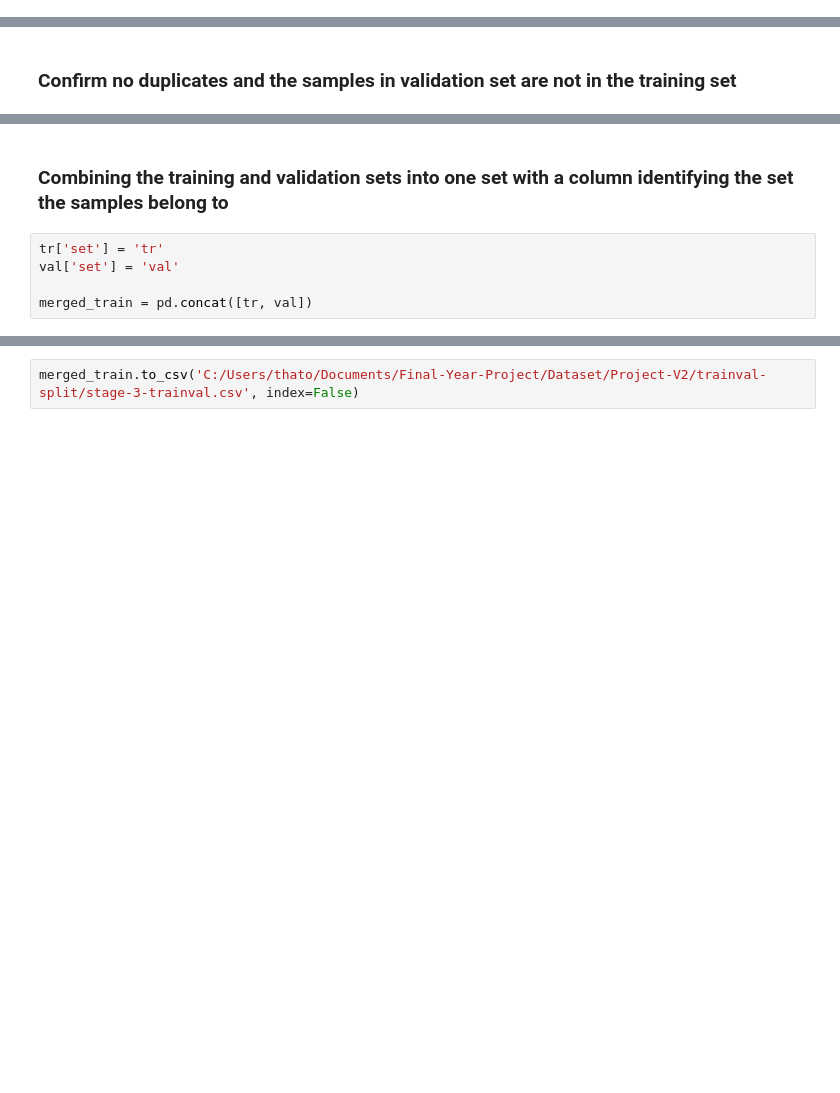
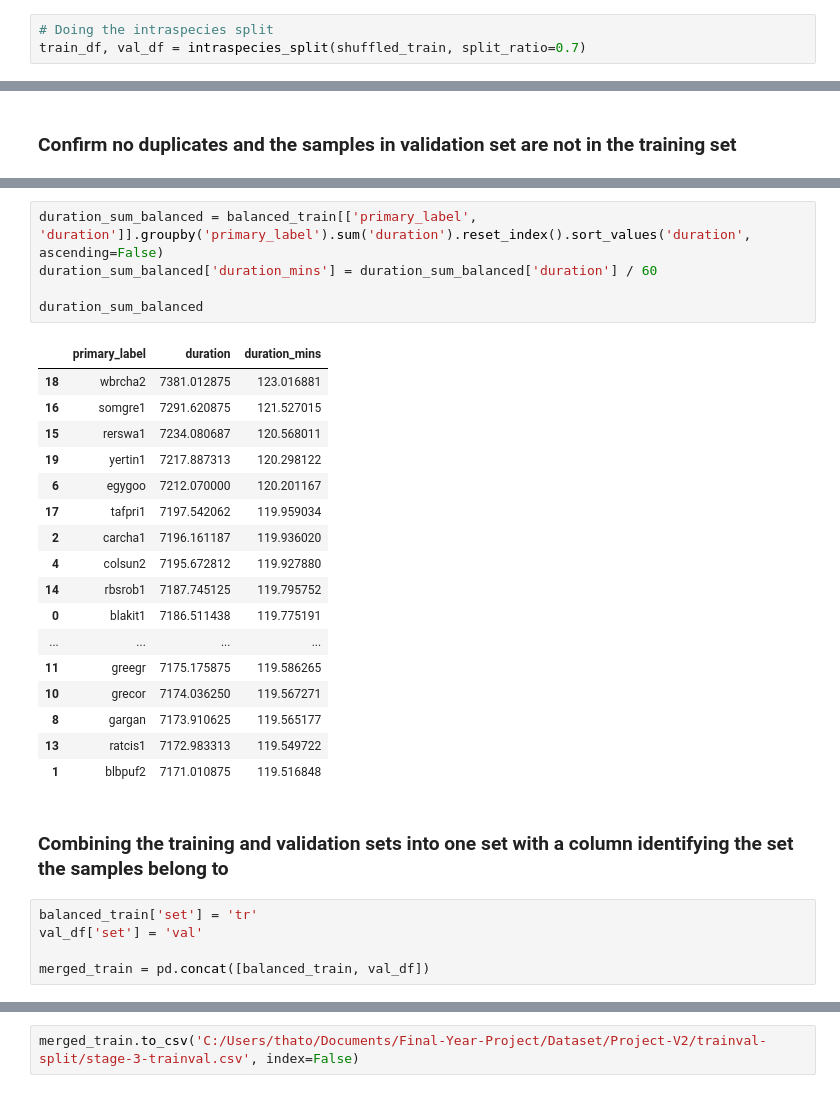
Before and after one commit to Thato-Mot/Final-Version-Of-Bird-Classification-Project, a Jupyter notebook: Stage-4/stage-4-train-val-split.ipynb, the cells around one changed output, grey strips where cells are left out. Saved outputs shown, nothing was run; the diff lists cells and outputs as text; blank space fills up the shorter version.

```diff
--- a/Stage-4/stage-4-train-val-split.ipynb
+++ b/Stage-4/stage-4-train-val-split.ipynb
@@ -141,0 +172,3 @@ val = df_train.drop(tr.index) # Samples not selected in train, take them to val
+# %%
+# Doing the intraspecies split
+train_df, val_df = intraspecies_split(shuffled_train, split_ratio=0.7)
@@ -152,10 +270,33 @@ assert not is_present
+# %%
+duration_sum_balanced = balanced_train[['primary_label', 'duration']].groupby('primary_label').sum('duration').reset_index().sort_values('duration', ascending=False)
+duration_sum_balanced['duration_mins'] = duration_sum_balanced['duration'] / 60
+
+duration_sum_balanced
+# %% [output]
+|  | primary_label | duration | duration_mins |
+| 18 | wbrcha2 | 7381.012875 | 123.016881 |
+| 16 | somgre1 | 7291.620875 | 121.527015 |
+| 15 | rerswa1 | 7234.080687 | 120.568011 |
+| 19 | yertin1 | 7217.887313 | 120.298122 |
+| 6 | egygoo | 7212.070000 | 120.201167 |
+| 17 | tafpri1 | 7197.542062 | 119.959034 |
+| 2 | carcha1 | 7196.161187 | 119.936020 |
+| 4 | colsun2 | 7195.672812 | 119.927880 |
+| 14 | rbsrob1 | 7187.745125 | 119.795752 |
+| 0 | blakit1 | 7186.511438 | 119.775191 |
+| ... | ... | ... | ... |
+| 11 | greegr | 7175.175875 | 119.586265 |
+| 10 | grecor | 7174.036250 | 119.567271 |
+| 8 | gargan | 7173.910625 | 119.565177 |
+| 13 | ratcis1 | 7172.983313 | 119.549722 |
+| 1 | blbpuf2 | 7171.010875 | 119.516848 |
 # %% [markdown]
 ### Combining the training and validation sets into one set with a column identifying the set the samples belong to
 # %%
-tr['set'] = 'tr'
-val['set'] = 'val'
+balanced_train['set'] = 'tr'
+val_df['set'] = 'val'
 
-merged_train = pd.concat([tr, val])
+merged_train = pd.concat([balanced_train, val_df])
 # %%
 duration_sum = merged_train[['primary_label', 'duration', 'set']].groupby(['set', 'primary_label']).sum('duration').reset_index().sort_values('primary_label', ascending=False)
 duration_sum['duration_mins'] = duration_sum['duration'] / 60
```
Also changed, not shown: parts of 25 cells of this notebook.
